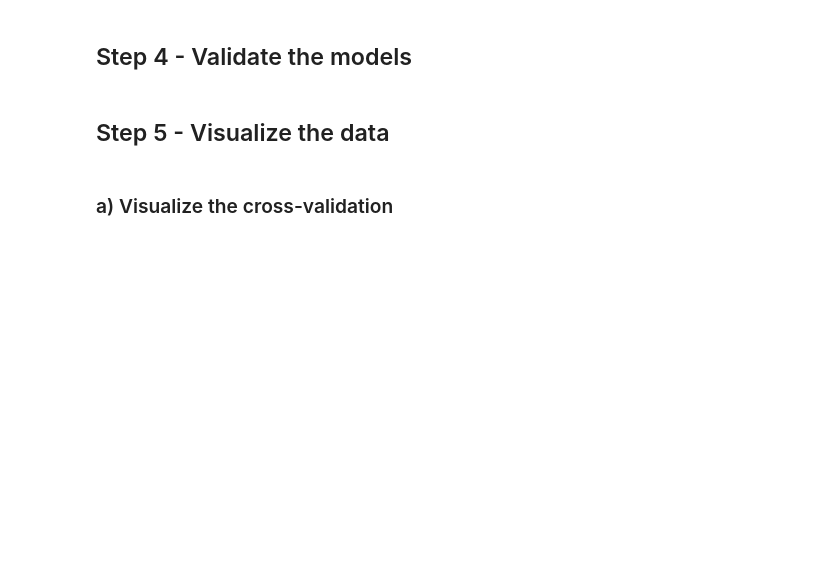
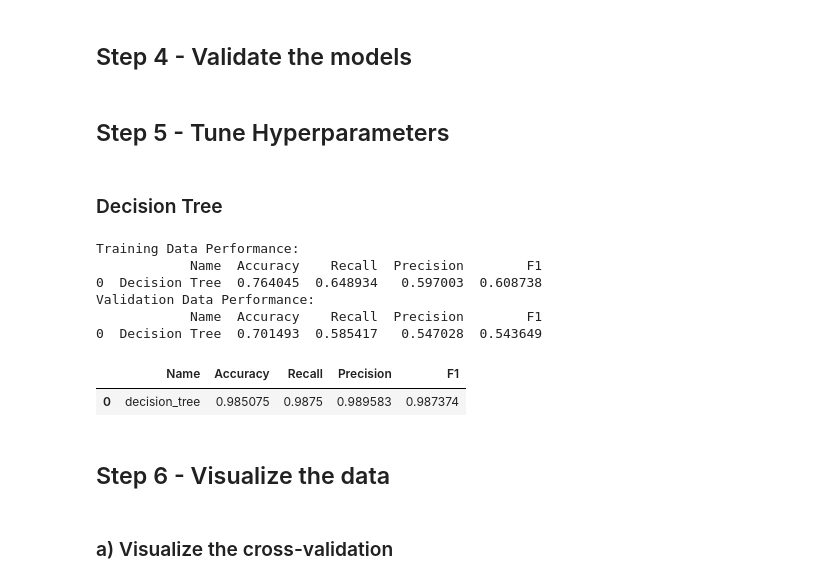
Before and after one commit to therealcooperpark/D2_weapon_predictions, a Jupyter notebook: predictions.ipynb, the cells around one changed output. Saved outputs shown, nothing was run; the diff lists cells and outputs as text; code cells hidden in the pictures; blank space fills up the shorter version.

Commit message:
Begin hyperparameter tuning code

```diff
--- a/predictions.ipynb
+++ b/predictions.ipynb
@@ -105,6 +108,7 @@ def model_performance_classification(model, name, X_test, target):
     f1        = f1_score(target, predictions, average='macro')
 
     return pd.DataFrame({
+            'Name'      : [name],
             'Accuracy'  : [accuracy],
             'Recall'    : [recall],
             'Precision' : [precision],
@@ -133,8 +137,60 @@ for name, model in models:
     model.fit(X_train, y_train)
     perf_vals = model_performance_classification(model, name, X_test, y_test)
     results = pd.concat([results, perf_vals])
+# %% [markdown]
+## Step 5 - Tune Hyperparameters
+# %% [markdown]
+### Decision Tree
+# %%
+# Define model
+dt_model = DecisionTreeClassifier(random_state=1)
+
+# Define parameter grid for tuning
+param_grid = {'max_depth': np.arange(2,6),
+              'min_samples_leaf': [1,4,7],
+              'max_leaf_nodes': [10,15],
+              'min_impurity_decrease': [0.0001, 0.001]}
+
+# Call RandomizedSearchCV
+randomized_cv = RandomizedSearchCV(estimator=dt_model, param_distributions=param_grid, n_iter=10, n_jobs = -1, scoring=scorer, cv=5, random_state=1)
+
+# Fitting parameters
+randomized_cv.fit(X_train, y_train)
+
+# Tuning the model
+best_score = randomized_cv.best_params_
+tuned_model_dt = DecisionTreeClassifier(max_depth=best_score['max_depth'],
+                                        random_state=1,
+                                        min_impurity_decrease=best_score['min_impurity_decrease'],
+                                        max_leaf_nodes=best_score['max_leaf_nodes'],
+                                        min_samples_leaf=best_score['min_samples_leaf'])
+
+# Fit the tuned model with the data
+tuned_model_dt.fit(X_train, y_train)
+
+# Check performance on training data
+dt_train_perf = model_performance_classification(tuned_model_dt, 'Decision Tree', X_train, y_train)
+print('Training Data Performance:')
+print(dt_train_perf)
+
+# Check performance on validation set
+dt_val_perf = model_performance_classification(tuned_model_dt, 'Decision Tree', X_test, y_test)
+print('Validation Data Performance:')
+print(dt_val_perf)
+
+# Compare validation set to original model
+results[results['Name'] == 'decision_tree']
+# %% [output]
+Training Data Performance:
+            Name  Accuracy    Recall  Precision        F1
+0  Decision Tree  0.764045  0.648934   0.597003  0.608738
+Validation Data Performance:
+            Name  Accuracy    Recall  Precision        F1
+0  Decision Tree  0.701493  0.585417   0.547028  0.543649
+|  | Name | Accuracy | Recall | Precision | F1 |
+| 0 | decision_tree | 0.985075 | 0.9875 | 0.989583 | 0.987374 |
 # %% [markdown]
-## Step 5 - Visualize the data
+## Step 6 - Visualize the data
 # %% [markdown]
 ### a) Visualize the cross-validation
 # %%
```
Also changed, not shown: parts of 1 cell of this notebook.
